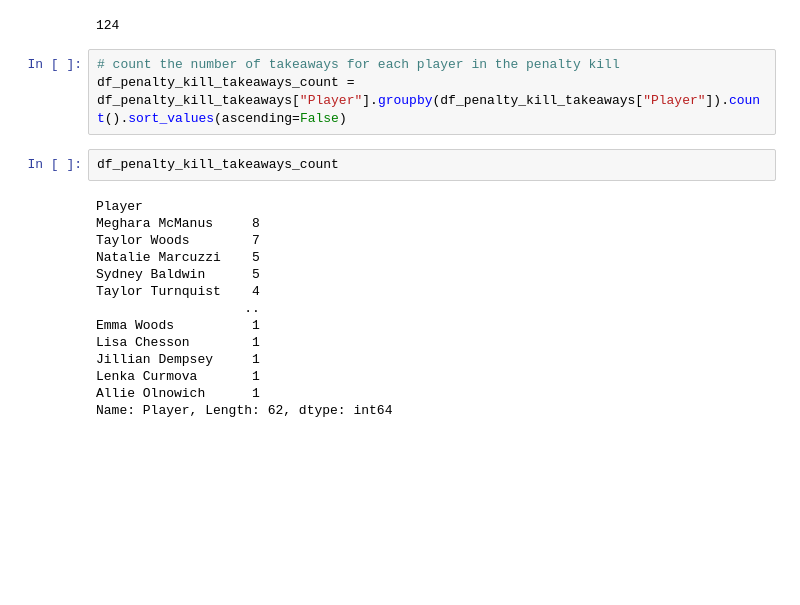
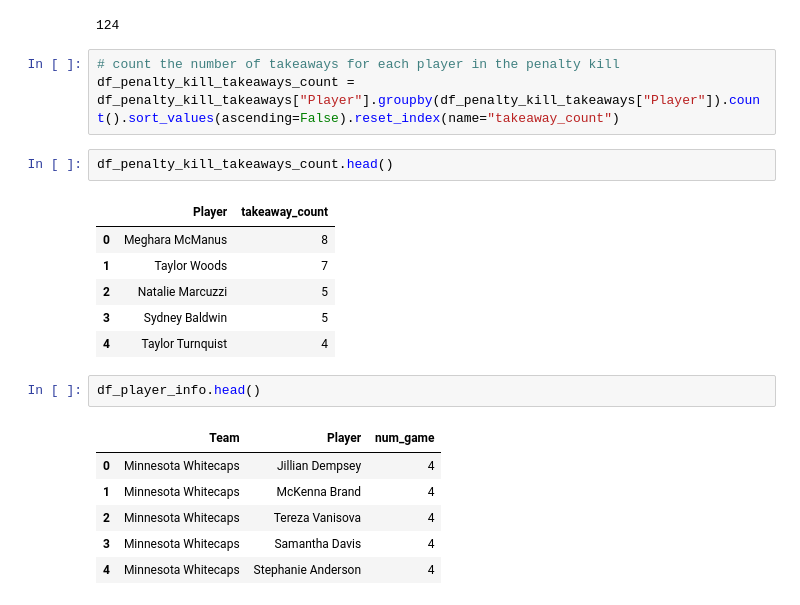
Before and after one commit to tassadaryl/Team-Orange-Rotman-2022Datathon, a Jupyter notebook: specialists.ipynb, the cells around one changed output. Drawn from its saved outputs; the diff is of its cells as text; blank space fills up the shorter version.

```diff
--- a/specialists.ipynb
+++ b/specialists.ipynb
@@ -143,20 +150,22 @@ len(df_penalty_kill_takeaways)
 124
 # %%
 # count the number of takeaways for each player in the penalty kill
-df_penalty_kill_takeaways_count = df_penalty_kill_takeaways["Player"].groupby(df_penalty_kill_takeaways["Player"]).count().sort_values(ascending=False)
+df_penalty_kill_takeaways_count = df_penalty_kill_takeaways["Player"].groupby(df_penalty_kill_takeaways["Player"]).count().sort_values(ascending=False).reset_index(name="takeaway_count")
 # %%
-df_penalty_kill_takeaways_count
+df_penalty_kill_takeaways_count.head()
 # %% [output]
-Player
-Meghara McManus     8
-Taylor Woods        7
-Natalie Marcuzzi    5
-Sydney Baldwin      5
-Taylor Turnquist    4
-                   ..
-Emma Woods          1
-Lisa Chesson        1
-Jillian Dempsey     1
-Lenka Curmova       1
-Allie Olnowich      1
-Name: Player, Length: 62, dtype: int64
+|  | Player | takeaway_count |
+| 0 | Meghara McManus | 8 |
+| 1 | Taylor Woods | 7 |
+| 2 | Natalie Marcuzzi | 5 |
+| 3 | Sydney Baldwin | 5 |
+| 4 | Taylor Turnquist | 4 |
+# %%
+df_player_info.head()
+# %% [output]
+|  | Team | Player | num_game |
+| 0 | Minnesota Whitecaps | Jillian Dempsey | 4 |
+| 1 | Minnesota Whitecaps | McKenna Brand | 4 |
+| 2 | Minnesota Whitecaps | Tereza Vanisova | 4 |
+| 3 | Minnesota Whitecaps | Samantha Davis | 4 |
+| 4 | Minnesota Whitecaps | Stephanie Anderson | 4 |
```
Also changed, not shown: parts of 7 cells of this notebook.
